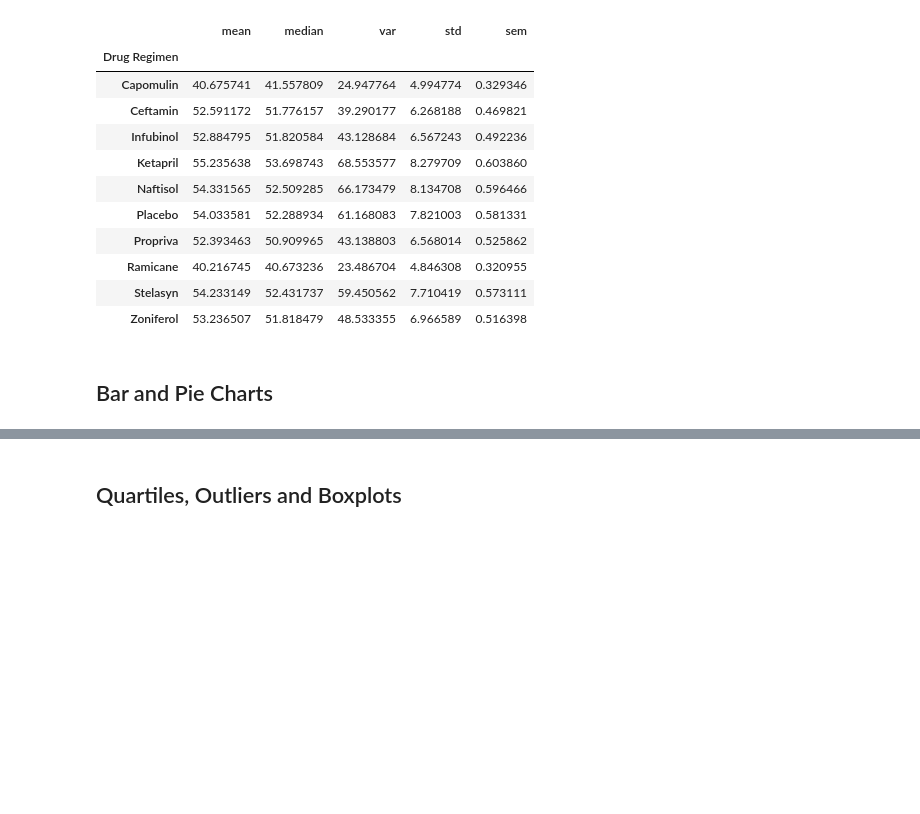
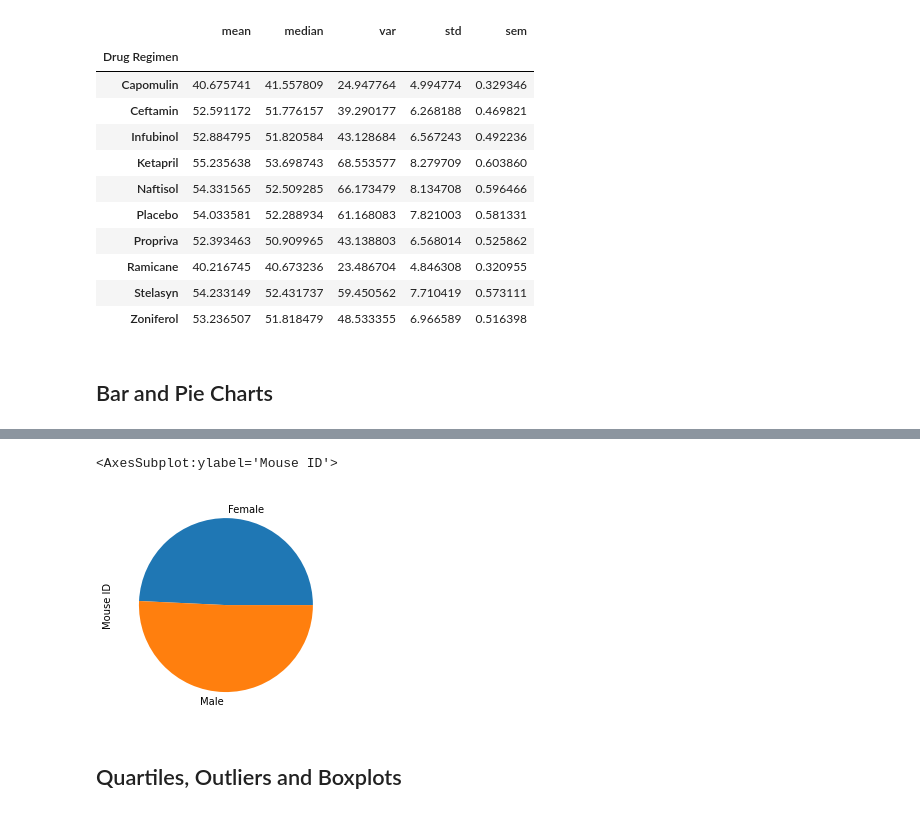
Before and after one commit to marceloflores1/matplotlib-challenge, a Jupyter notebook: pymaceuticals_starter.ipynb, the cells around one changed output, grey strips where cells are left out. Saved outputs shown, nothing was run; the diff lists cells and outputs as text; code cells hidden in the pictures; blank space fills up the shorter version.

```diff
--- a/pymaceuticals_starter.ipynb
+++ b/pymaceuticals_starter.ipynb
@@ -170,5 +175,11 @@ TypeError: bar() missing 1 required positional argument: 'height'
 # %%
 # Generate a pie plot showing the distribution of female versus male mice using pandas
+mice_groupby_gender = clean_mouse_study.groupby("Sex")["Mouse ID"].count()
+ax2 = mice_groupby_gender.plot.pie()
+ax2
+# %% [output]
+<AxesSubplot:ylabel='Mouse ID'>
+[figure, added]
 # %%
 # Generate a pie plot showing the distribution of female versus male mice using pyplot
 # %% [markdown]
```
Also changed, not shown: parts of 2 cells of this notebook.
